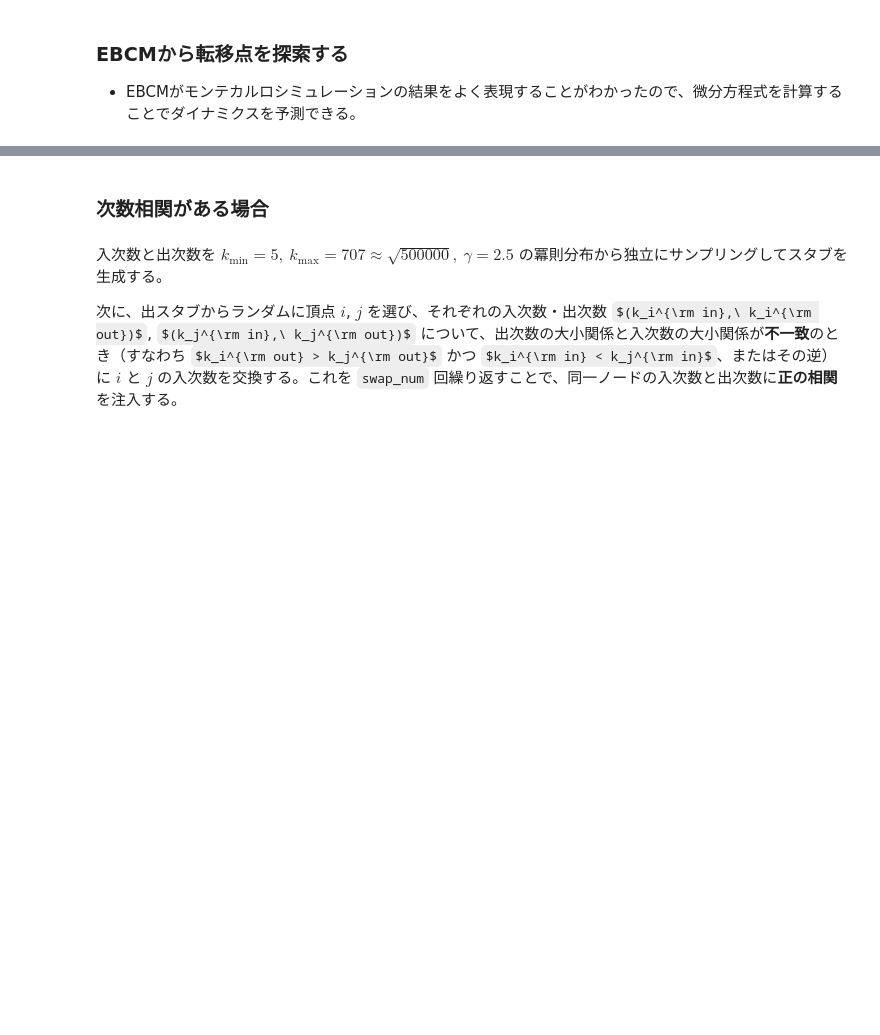
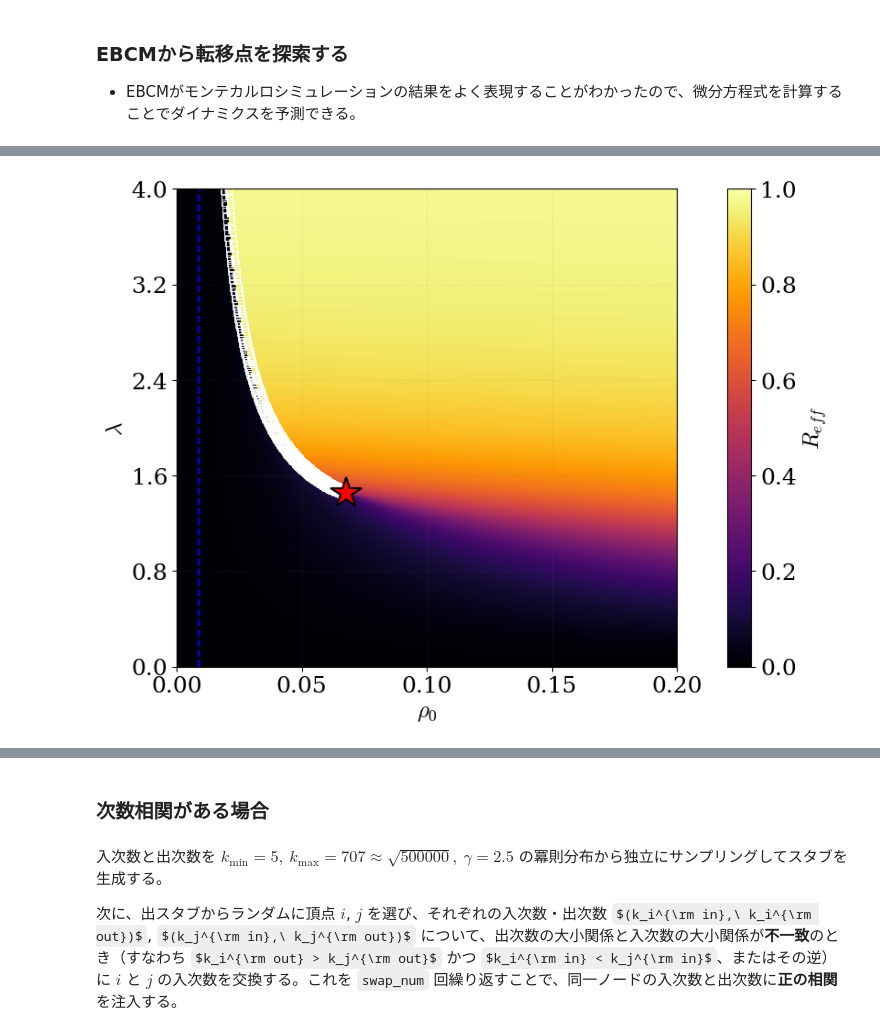
Before and after one commit to Kojirouuuu/directed-network-simulations, a Jupyter notebook: notebooks/directed-ebcm.ipynb, the cells around one changed output, grey strips where cells are left out. Saved outputs shown, nothing was run; the diff lists cells and outputs as text; code cells hidden in the pictures; some formulas as TeX source; blank space fills up the shorter version.

```diff
--- a/notebooks/directed-ebcm.ipynb
+++ b/notebooks/directed-ebcm.ipynb
@@ -305 +289,42 @@ plt.show()
+# %%
+fig, ax = plt.subplots(1, 1, figsize=(8, 6), constrained_layout=True)
+
+rho0_val = g["R"].coords["rho0"]
+
+p = (g["R"] - rho0_val) / (1 - rho0_val)
+p = p.squeeze().T.plot(
+    ax=ax,
+    cmap="inferno",
+    vmin=0.0,
+    vmax=1.0,
+    add_colorbar=False
+)
+
+ax.plot(lambda_c_horizontal, lambda_c_vertical,
+        linestyle="--", color="w", linewidth=2.5,
+        marker="s", markersize=8,
+        markerfacecolor="none", markeredgecolor="w",
+        markeredgewidth=0.6)
+
+ax.plot(lambda_c2_horizontal, lambda_c2_vertical,
+        linestyle="", marker="*", markersize=25,
+        markerfacecolor="red", markeredgecolor="black",
+        markeredgewidth=1.5)
+
+ax.grid(linestyle=":", alpha=0.3)
+ax.yaxis.set_major_locator(ticker.MultipleLocator(0.8))
+ax.yaxis.set_major_formatter(ticker.FormatStrFormatter("%.1f"))
+
+ax.set_xlim(0.0, 0.2)
+ax.set_ylim(0.0, 4.0)
+ax.set_xlabel(rf"$\rho_0$")
+ax.set_ylabel(rf"$\lambda$")
+ax.set_title("")
+
+ax.axvline(x=0.0087, color="blue", linestyle="--")
+
+fig.colorbar(p, ax=ax, label=rf"$R_{{eff}}$")
+plt.show()
+# %% [output]
+[figure, added]
 # %%
```
Also changed, not shown: parts of 9 cells of this notebook.
